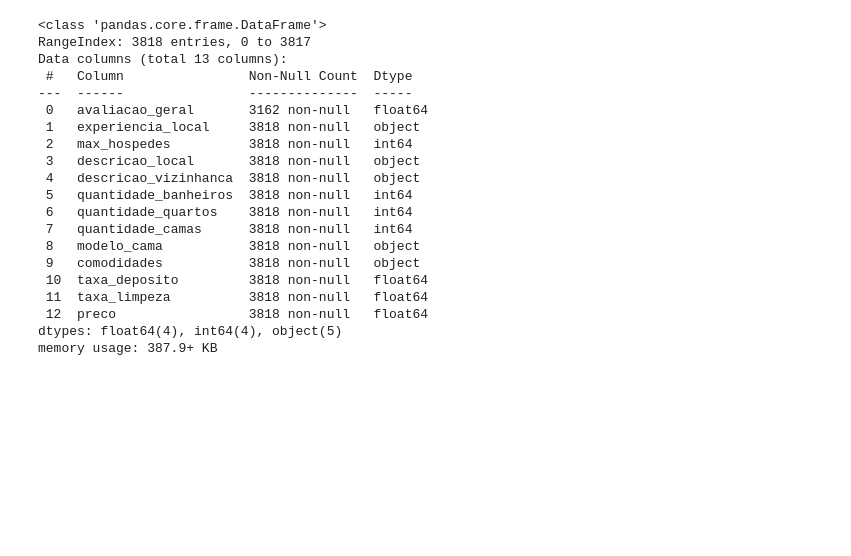
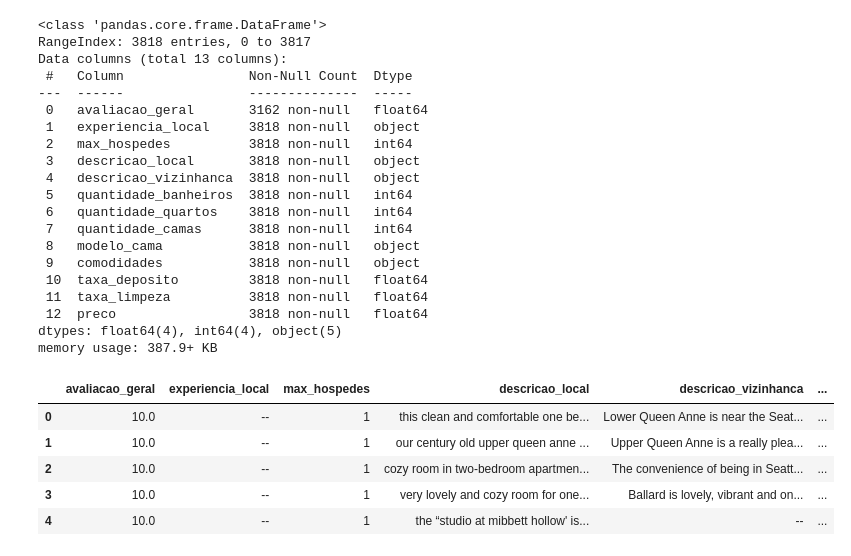
Before and after one commit to rgrAndrade/AlquimiaDosImoveis, a Jupyter notebook: precificacao_preco_aluguel.ipynb, the cells around one changed output. Drawn from its saved outputs; the diff is of its cells as text; code cells hidden in the pictures; blank space fills up the shorter version.

Commit message:
Tratamento de Dados Textuais

```diff
--- a/precificacao_preco_aluguel.ipynb
+++ b/precificacao_preco_aluguel.ipynb
@@ -190,6 +190,3 @@ dtype: float64
 # %%
 dados_hospedagem['preco'] = dados_hospedagem['preco'].astype(str) # Convert the 'preco' column to string type
 dados_hospedagem['preco'] = dados_hospedagem['preco'].apply(lambda x: x.replace('', '').replace(',', '').strip()) # Now apply your lambda function for cleaning
-# %%
-dados_hospedagem['preco'] = dados_hospedagem['preco'].astype(np.float64)
-dados_hospedagem.info()
@@ -216,0 +193,4 @@ memory usage: 387.9+ KB
+# %%
+dados_hospedagem['preco'] = dados_hospedagem['preco'].astype(str)  # Ensure 'preco' is of string type
+dados_hospedagem['preco'] = dados_hospedagem['preco'].str.replace('$', '', regex=False).str.replace(',', '', regex=False).astype(float)
+dados_hospedagem.info()
@@ -240,3 +241,14 @@ Data columns (total 13 columns):
  12  preco                 3818 non-null   float64
 dtypes: float64(4), int64(4), object(5)
 memory usage: 387.9+ KB
+# %%
+dados_hospedagem['descricao_local'] = dados_hospedagem['descricao_local'].str.lower()
+# %%
+dados_hospedagem.head()
+# %% [output]
+|  | avaliacao_geral | experiencia_local | max_hospedes | descricao_local | descricao_vizinhanca | ... |
+| 0 | 10.0 | -- | 1 | this clean and comfortable one be... | Lower Queen Anne is near the Seat... | ... |
+| 1 | 10.0 | -- | 1 | our century old upper queen anne ... | Upper Queen Anne is a really plea... | ... |
+| 2 | 10.0 | -- | 1 | cozy room in two-bedroom apartmen... | The convenience of being in Seatt... | ... |
+| 3 | 10.0 | -- | 1 | very lovely and cozy room for one... | Ballard is lovely, vibrant and on... | ... |
+| 4 | 10.0 | -- | 1 | the “studio at mibbett hollow' is... | -- | ... |
```
Also changed, not shown: parts of 10 cells of this notebook.
